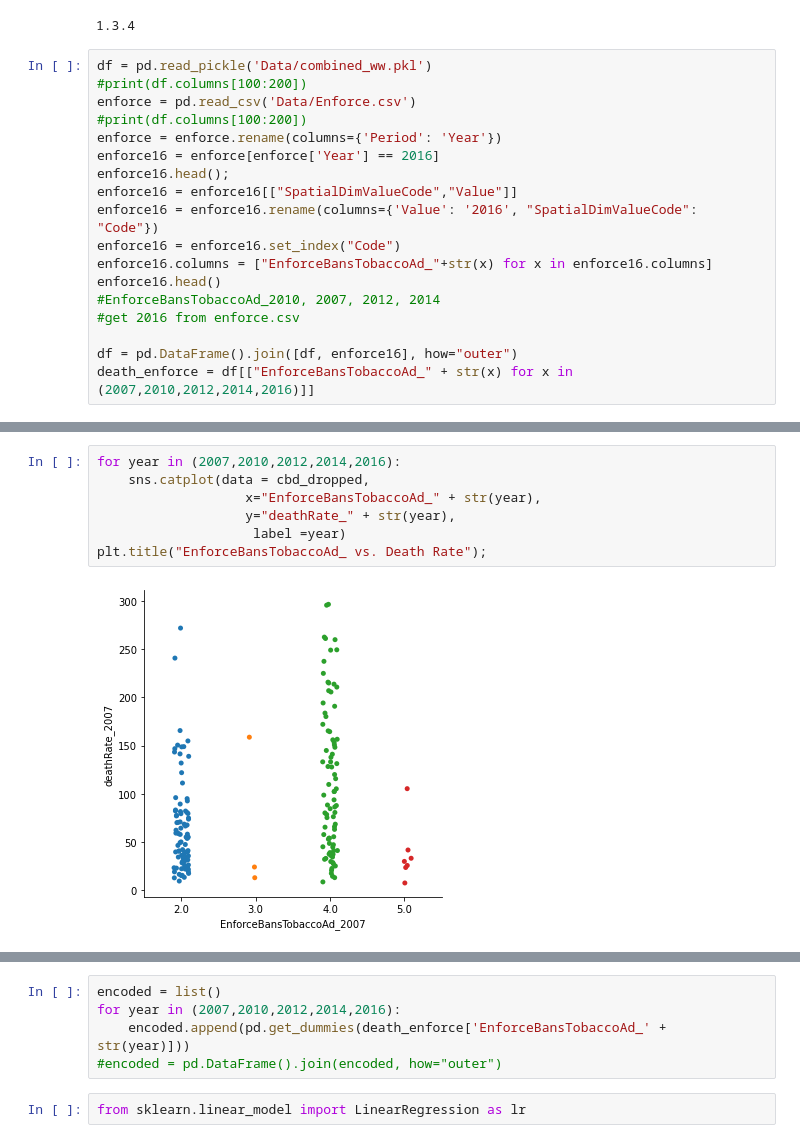
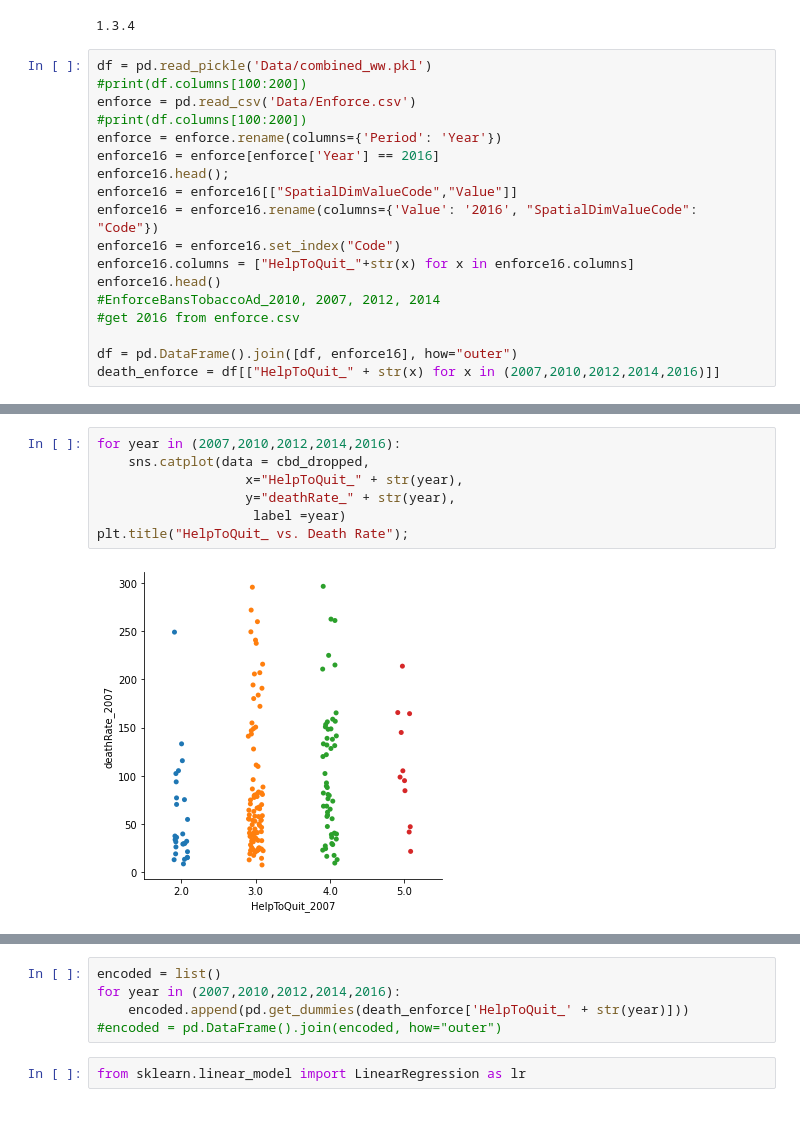
Before and after one commit to Jonathan-Z/GatechCorrelation1TobaccoDatathon, a Jupyter notebook: Policy_OfferToHelp.ipynb, the cells around one changed output, grey strips where cells are left out. Cells and saved outputs as stored; diff of their text form.

```diff
--- a/Policy_OfferToHelp.ipynb
+++ b/Policy_OfferToHelp.ipynb
@@ -20,13 +20,13 @@ enforce16.head();
 enforce16 = enforce16[["SpatialDimValueCode","Value"]]
 enforce16 = enforce16.rename(columns={'Value': '2016', "SpatialDimValueCode": "Code"})
 enforce16 = enforce16.set_index("Code")
-enforce16.columns = ["EnforceBansTobaccoAd_"+str(x) for x in enforce16.columns]
+enforce16.columns = ["HelpToQuit_"+str(x) for x in enforce16.columns]
 enforce16.head()
 #EnforceBansTobaccoAd_2010, 2007, 2012, 2014
 #get 2016 from enforce.csv
 
 df = pd.DataFrame().join([df, enforce16], how="outer")
-death_enforce = df[["EnforceBansTobaccoAd_" + str(x) for x in (2007,2010,2012,2014,2016)]]
+death_enforce = df[["HelpToQuit_" + str(x) for x in (2007,2010,2012,2014,2016)]]
 # %%
 death = df[["deathRate_" + str(x) for x in (2007,2010,2012,2014,2016)]]
 cbd_dropped = pd.DataFrame().join([death_enforce, death], how="outer")
@@ -65,9 +64,9 @@ dtype: int64
 # %%
 for year in (2007,2010,2012,2014,2016):
     sns.catplot(data = cbd_dropped,
-                   x="EnforceBansTobaccoAd_" + str(year),
+                   x="HelpToQuit_" + str(year),
                    y="deathRate_" + str(year),
                     label =year)
-plt.title("EnforceBansTobaccoAd_ vs. Death Rate");
+plt.title("HelpToQuit_ vs. Death Rate");
 # %% [output]
-[figure, old version]
+[figure, new version]
@@ -78,7 +77,7 @@ plt.title("EnforceBansTobaccoAd_ vs. Death Rate");
 # %%
 encoded = list()
 for year in (2007,2010,2012,2014,2016):
-    encoded.append(pd.get_dummies(death_enforce['EnforceBansTobaccoAd_' + str(year)]))
+    encoded.append(pd.get_dummies(death_enforce['HelpToQuit_' + str(year)]))
 #encoded = pd.DataFrame().join(encoded, how="outer")
 # %%
 from sklearn.linear_model import LinearRegression as lr
```
Also changed, not shown: parts of 13 cells of this notebook, 2 other files.
